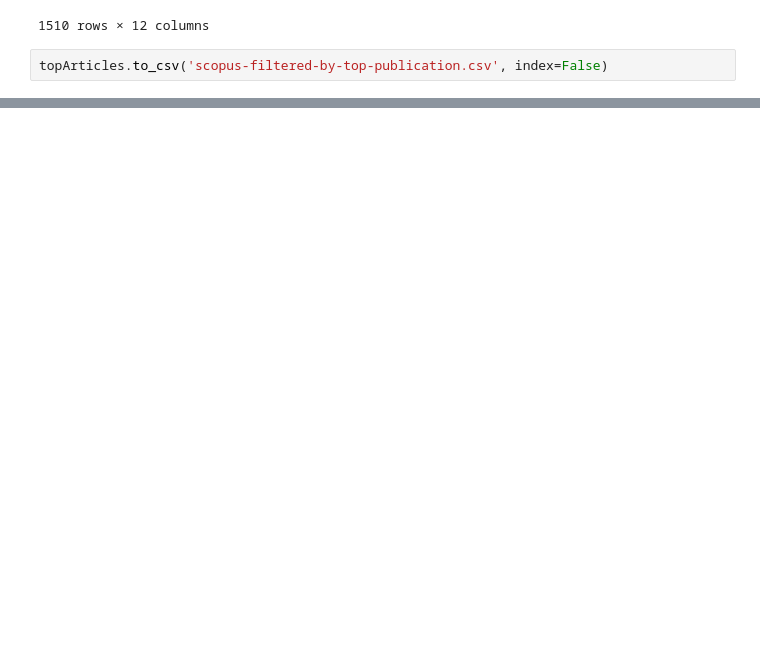
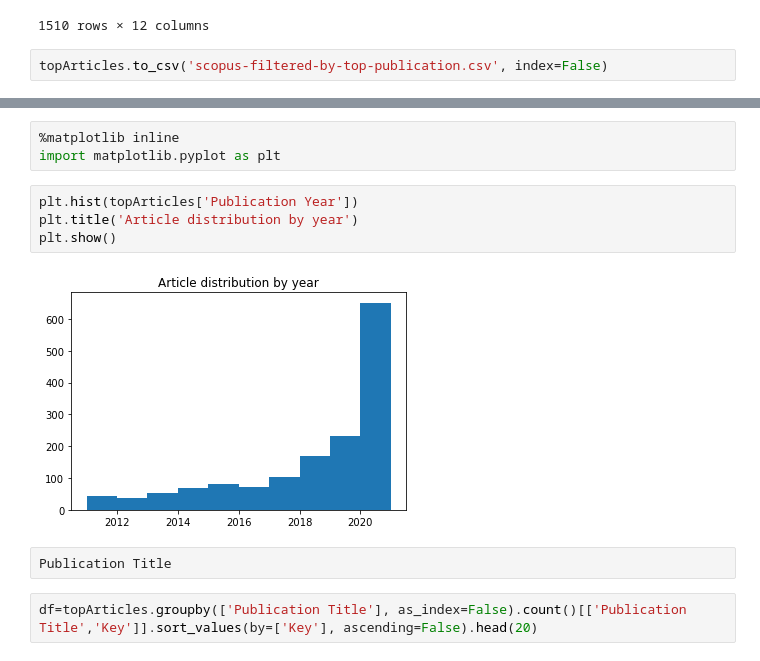
Before and after one commit to kyleiwaniec/neuro-symbolic-ai-systematic-review, a Jupyter notebook: scopus/filterd-search-results.ipynb, the cells around one changed output, grey strips where cells are left out. Saved outputs shown, nothing was run; the diff lists cells and outputs as text; blank space fills up the shorter version.

```diff
--- a/scopus/filterd-search-results.ipynb
+++ b/scopus/filterd-search-results.ipynb
@@ -177,0 +218,13 @@ topArticles.to_csv('scopus-filtered-by-top-publication.csv', index=False)
+# %%
+%matplotlib inline
+import matplotlib.pyplot as plt
+# %%
+plt.hist(topArticles['Publication Year'])
+plt.title('Article distribution by year')
+plt.show()
+# %% [output]
+[figure, added]
+# %%
+Publication Title
+# %%
+df=topArticles.groupby(['Publication Title'], as_index=False).count()[['Publication Title','Key']].sort_values(by=['Key'], ascending=False).head(20)
```
Also changed, not shown: parts of 7 cells of this notebook, 1 other file.
